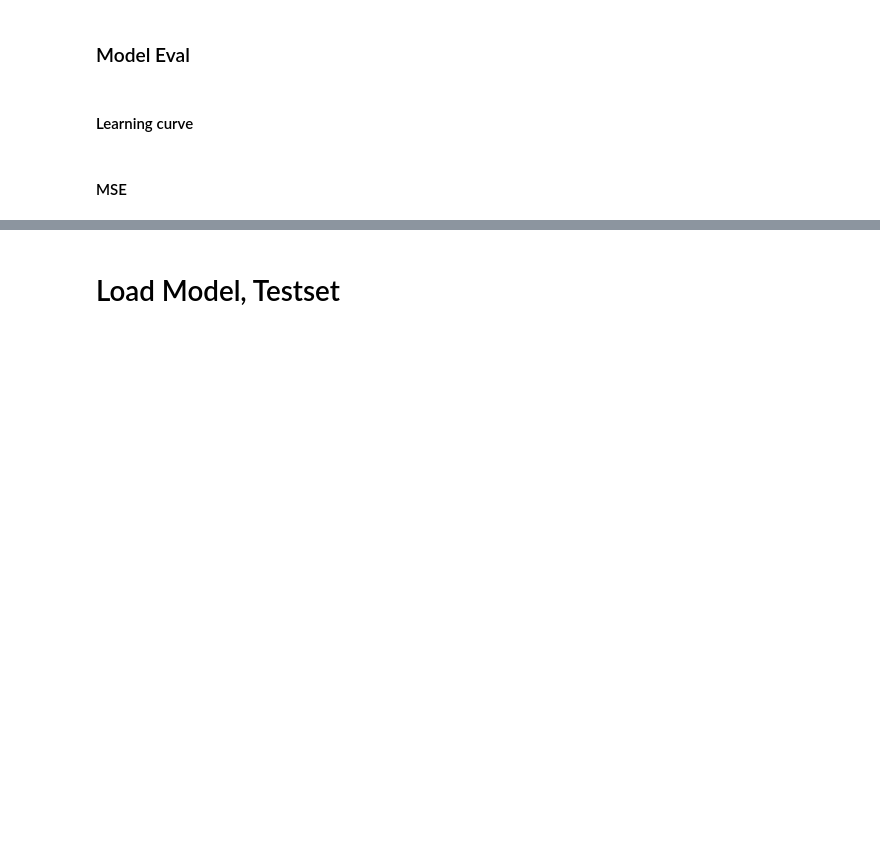
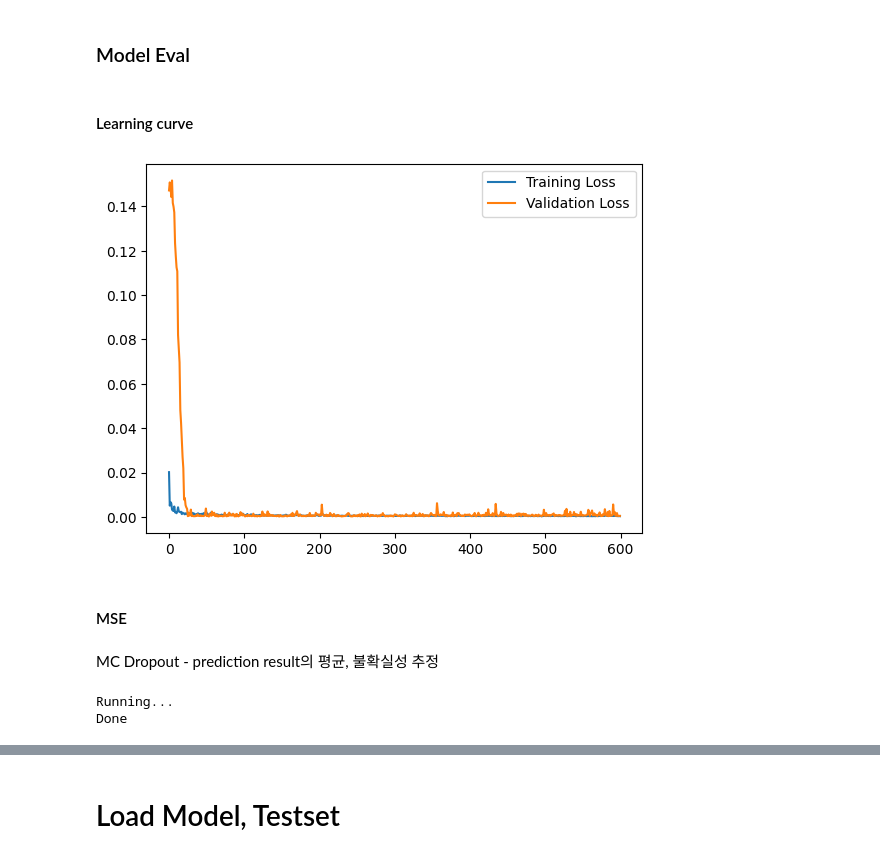
Before and after one commit to mummy-alive/Ariel2024, a Jupyter notebook: CNN1D.ipynb, the cells around one changed output, grey strips where cells are left out. Saved outputs shown, nothing was run; the diff lists cells and outputs as text; code cells hidden in the pictures; blank space fills up the shorter version.

```diff
--- a/CNN1D.ipynb
+++ b/CNN1D.ipynb
@@ -86,2 +241,34 @@ model_wc.summary()
 # %% [markdown]
 ### Train Model
+# %%
+def scheduler(epoch, lr):
+    decay_rate = DECAY_RATE
+    decay_step = DECAY_STEP
+    if epoch % decay_step == 0 and epoch:
+        return lr * decay_rate
+    return lr
+
+model_wc.compile(optimizer = OPTIMIZER, loss='mse', metrics=[MeanAbsoluteError()])
+callback = LearningRateScheduler(scheduler)
+checkpoint_filepath = 'output/model_1dcnn.keras'
+model_ckt = ModelCheckpoint(
+    checkpoint_filepath,
+    monitor = 'val_loss',
+    verbose = 0,
+    save_best_only = True,
+    save_weights_only = False,
+    mode = 'min',
+    save_freq = 'epoch'
+)
+
+history = model_wc.fit(
+    x = train_wc,
+    y = train_targets_wc_norm,
+    validation_data = (valid_wc, valid_targets_wc_norm),
+    batch_size = BATCH_SIZE,
+    epochs = EPOCHS,
+    shuffle = True,
+    verbose = 0,
+    callbacks=[model_ckt]
+)
+print('Done training')
@@ -89,5 +278,40 @@ model_wc.summary()
 ### Model Eval
 # %% [markdown]
 #### Learning curve
+# %%
+model_wc = load_model(checkpoint_filepath)
+plt.plot(history.history['loss'], label='Training Loss')
+plt.plot(history.history['val_loss'], label='Validation Loss')
+plt.legend()
+plt.show()
+# %% [output]
+[figure, added]
 # %% [markdown]
 #### MSE
+# %% [markdown]
+MC Dropout - prediction result의 평균, 불확실성 추정
+# %%
+nb_dropout_wc = 1000
+
+def unstandardizing(data, min_train_valid, max_train_valid):
+    return data*(max_train_valid - min_train_valid)+min_train_valid
+
+def MC_dropout_WC(model, data, nb_dropout):
+    predictions = np.zeros((nb_dropout, data.shape[0]))
+    for i in range(nb_dropout):
+        predictions[i, :] = model.predict(data, verbose=0).flatten()
+    return predictions
+
+if do_the_mcdropout_wc:
+    print('Running...')
+    prediction_valid_wc = MC_dropout_WC(model_wc, valid_wc, nb_dropout_wc)
+    spectre_valid_wc_all = unstandardizing(prediction_valid_wc, min_train_valid_wc, max_train_valid_wc)
+    spectre_valid_wc, spectre_valid_std_wc = spectre_valid_wc_all.mean(axis=0), spectre_valid_wc_all.std(axis=0)
+    print('Done')
+else:
+    spectre_valid_wc = model_wc.predict(valid_wc).flatten()
+    spectre_valid_wc = unstandardizing(spectre_valid_wc, min_train_valid_wc, max_train_valid_wc)
+    spectre_valid_std_wc = 0.1*np.abs(spectre_valid_wc)
+# %% [output]
+Running...
+Done
```
Also changed, not shown: parts of 25 cells of this notebook.
